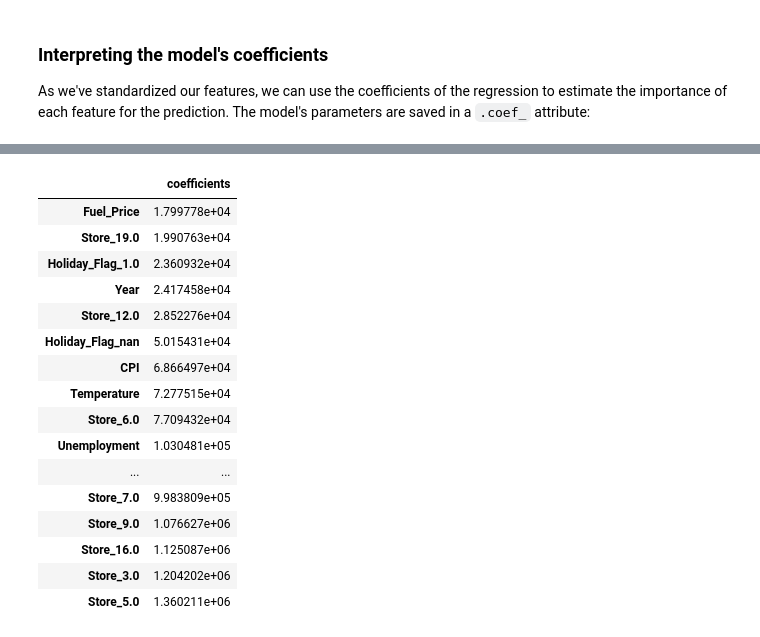
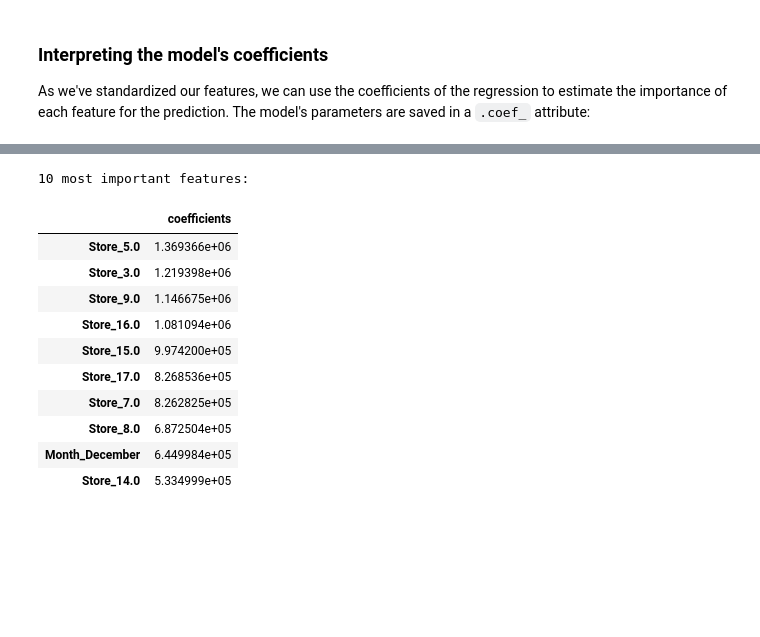
Before and after one commit to YuliyaSheichenka/Certification_Bloc_3, a Jupyter notebook: walmart/walmart.ipynb, the cells around one changed output, grey strips where cells are left out. Cells and saved outputs as stored; diff of their text form; code cells hidden in the pictures; blank space fills up the shorter version.

```diff
--- a/walmart/walmart.ipynb
+++ b/walmart/walmart.ipynb
@@ -376,0 +504,5 @@ walmart.head()
+# %%
+df['Month'] = pd.to_datetime(df['Month'], format = '%m').dt.month_name()
+
+# Checking the resulting dataframe
+df.head()
@@ -376,0 +516,17 @@ walmart.head()
+# %%
+# Separate target variable Y from features X
+print("Separating labels from features...")
+features_list = ['Store', 'Holiday_Flag', 'Temperature', 'CPI', 'Unemployment', 'Year', 'Month']
+target_variable = "Weekly_Sales"
+
+X = df.loc[:,features_list]
+Y = df.loc[:,target_variable]
+
+print("...Done.")
+print()
+
+print('Y : ')
+print(Y.head())
+print()
+print('X :')
+print(X.head())
@@ -379,7 +563,7 @@ walmart.head()
 # %%
-# We decide which features will be treated as numeric and which features will be treates as categorical
-numeric_features = ["Temperature", "Fuel_Price", "CPI", "Unemployment", "Year", "Month", "Week_Number"]
-categorical_features = ["Store", "Holiday_Flag"]
+# Deciding which features (explanatory variables) will be treated as numeric and which features will be treated as categorical
+numeric_features = ["Temperature", "CPI", "Unemployment", "Year"]
+categorical_features = ["Store", "Holiday_Flag", "Month"]
 
 print('Numeric features ', numeric_features)
 print('Categorical features ', categorical_features)
@@ -389,7 +604,7 @@ Categorical features  ['Store', 'Holiday_Flag']
 # %%
 # Create pipeline for numeric features
 numeric_transformer = Pipeline(steps=[
-    ('imputer', SimpleImputer(strategy='mean')), # missing values will be replaced by columns' mean
+    ('imputer', KNNImputer()),
     ('scaler', StandardScaler())
 ])
 # %%
@@ -568,25 +778,21 @@ coefs
 # %%
 # Compute abs() and sort values
-feature_importance = abs(coefs).sort_values(by = 'coefficients')
-feature_importance
+feature_importance = abs(coefs).sort_values(by = 'coefficients', ascending=False)
+print("10 most important features:")
+display(feature_importance.head(10))
 # %% [output]
+10 most important features:
 |  | coefficients |
-| Fuel_Price | 1.799778e+04 |
-| Store_19.0 | 1.990763e+04 |
-| Holiday_Flag_1.0 | 2.360932e+04 |
-| Year | 2.417458e+04 |
-| Store_12.0 | 2.852276e+04 |
-| Holiday_Flag_nan | 5.015431e+04 |
-| CPI | 6.866497e+04 |
-| Temperature | 7.277515e+04 |
-| Store_6.0 | 7.709432e+04 |
-| Unemployment | 1.030481e+05 |
-| ... | ... |
-| Store_7.0 | 9.983809e+05 |
-| Store_9.0 | 1.076627e+06 |
-| Store_16.0 | 1.125087e+06 |
-| Store_3.0 | 1.204202e+06 |
-| Store_5.0 | 1.360211e+06 |
+| Store_5.0 | 1.369366e+06 |
+| Store_3.0 | 1.219398e+06 |
+| Store_9.0 | 1.146675e+06 |
+| Store_16.0 | 1.081094e+06 |
+| Store_15.0 | 9.974200e+05 |
+| Store_17.0 | 8.268536e+05 |
+| Store_7.0 | 8.262825e+05 |
+| Store_8.0 | 6.872504e+05 |
+| Month_December | 6.449984e+05 |
+| Store_14.0 | 5.334999e+05 |
 # %%
 # Plot coefficients
 fig = px.bar(feature_importance, orientation = 'h')
```
Also changed, not shown: parts of 79 cells of this notebook, 1 other file.
